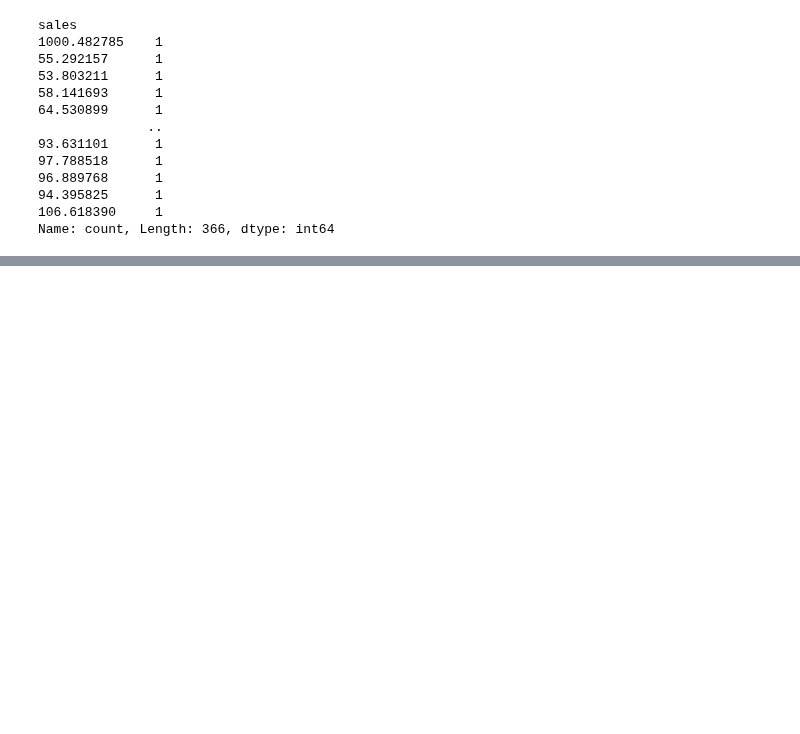
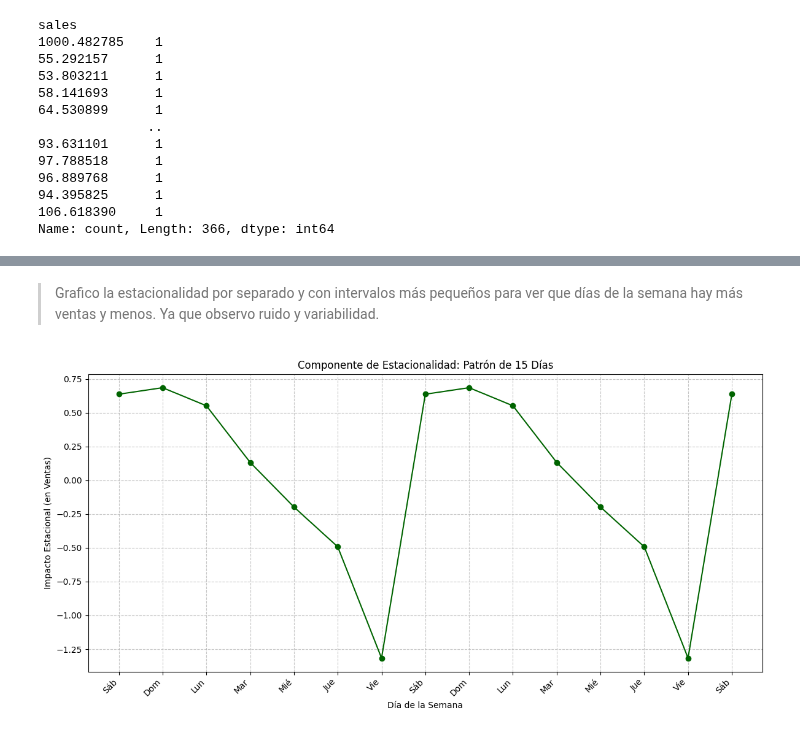
Before and after one commit to 4GeeksAcademy/sarayruiz---Machine-Learning, a Jupyter notebook: src/10-time-series-forecasting-sales.ipynb, the cells around one changed output, grey strips where cells are left out. Cells and saved outputs as stored; diff of their text form; code cells hidden in the pictures; blank space fills up the shorter version.

```diff
--- a/src/10-time-series-forecasting-sales.ipynb
+++ b/src/10-time-series-forecasting-sales.ipynb
@@ -120,0 +208,31 @@ Almacena el modelo en la carpeta correspondiente.
+# %% [markdown]
+> Grafico la estacionalidad por separado y con intervalos más pequeños para ver que días de la semana hay más ventas y menos. Ya que observo ruido y variabilidad.
+# %%
+# El período es 7 (semanal).
+decomposition = seasonal_decompose(ts_data, model='additive', period=7)
+
+# --- 1. Extraer los datos de 15 días ---
+# Tomamos los primeros 15 puntos del componente estacional
+seasonal_cycle_15d = decomposition.seasonal.iloc[0:15]
+
+# --- 2. Determinar las etiquetas de los días de la semana (15 días) ---
+# Repetimos la secuencia: (7 días) + (7 días) + (1 día) = 15 días
+dias_base = ['Sáb', 'Dom', 'Lun', 'Mar', 'Mié', 'Jue', 'Vie']
+dias_15 = dias_base * 2 + [dias_base[0]] # Dos ciclos completos más el día 15 (Sáb)
+
+# --- 3. Generar el gráfico de la Estacionalidad
+plt.figure(figsize=(12, 6))
+plt.plot(seasonal_cycle_15d.values, marker='o', linestyle='-', color='darkgreen')
+
+# Establecer las etiquetas del eje X (los 15 días)
+
+plt.xticks(ticks=np.arange(len(dias_15)), labels=dias_15, rotation=45, ha='right')
+
+plt.title('Componente de Estacionalidad: Patrón de 15 Días')
+plt.xlabel('Día de la Semana')
+plt.ylabel('Impacto Estacional (en Ventas)')
+plt.grid(True, linestyle='--', alpha=0.7)
+plt.tight_layout()
+plt.show()
+# %% [output]
+[figure, added]
```
Also changed, not shown: parts of 31 cells of this notebook.
